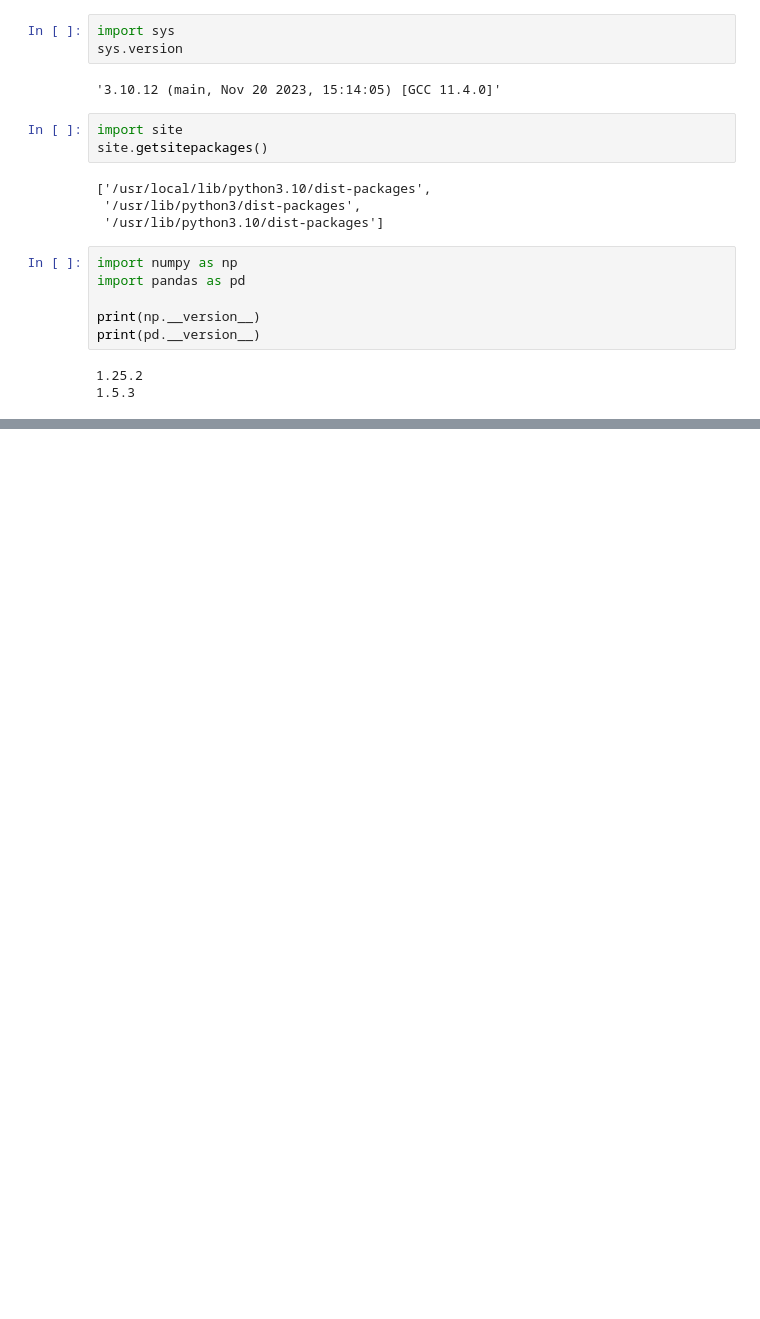
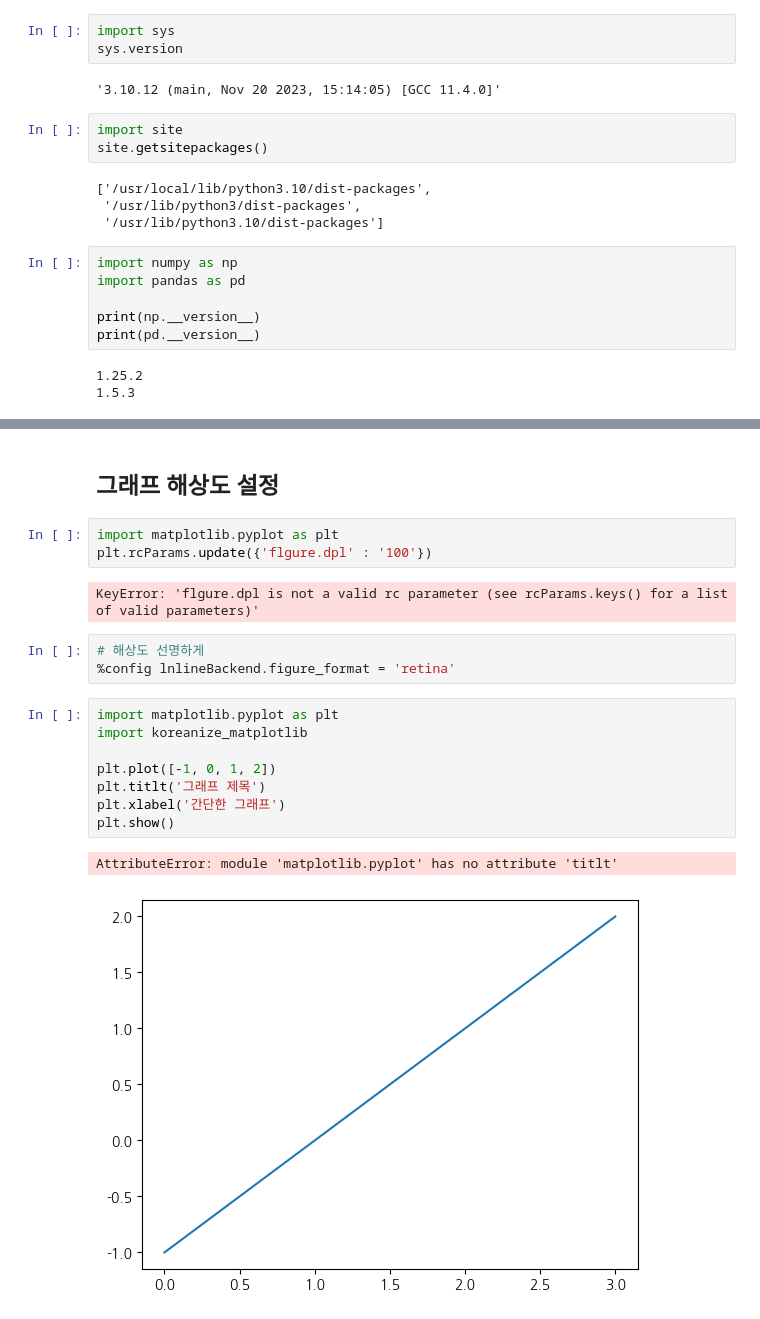
Before and after one commit to mgmg0429/2024-1-my-BDA, a Jupyter notebook: inclass/01w_0311_mon_bigdata_basic.ipynb, the cells around one changed output, grey strips where cells are left out. Drawn from its saved outputs; the diff is of its cells as text; blank space fills up the shorter version.

```diff
--- a/inclass/01w_0311_mon_bigdata_basic.ipynb
+++ b/inclass/01w_0311_mon_bigdata_basic.ipynb
@@ -29,0 +50,21 @@ print(pd.__version__)
+# %% [markdown]
+## 그래프 해상도 설정
+# %%
+import matplotlib.pyplot as plt
+plt.rcParams.update({'flgure.dpl' : '100'})
+# %% [output]
+KeyError: 'flgure.dpl is not a valid rc parameter (see rcParams.keys() for a list of valid parameters)'
+# %%
+# 해상도 선명하게
+%config lnlineBackend.figure_format = 'retina'
+# %%
+import matplotlib.pyplot as plt
+import koreanize_matplotlib
+
+plt.plot([-1, 0, 1, 2])
+plt.titlt('그래프 제목')
+plt.xlabel('간단한 그래프')
+plt.show()
+# %% [output]
+AttributeError: module 'matplotlib.pyplot' has no attribute 'titlt'
+[figure, added]
```
Also changed, not shown: parts of 4 cells of this notebook.
